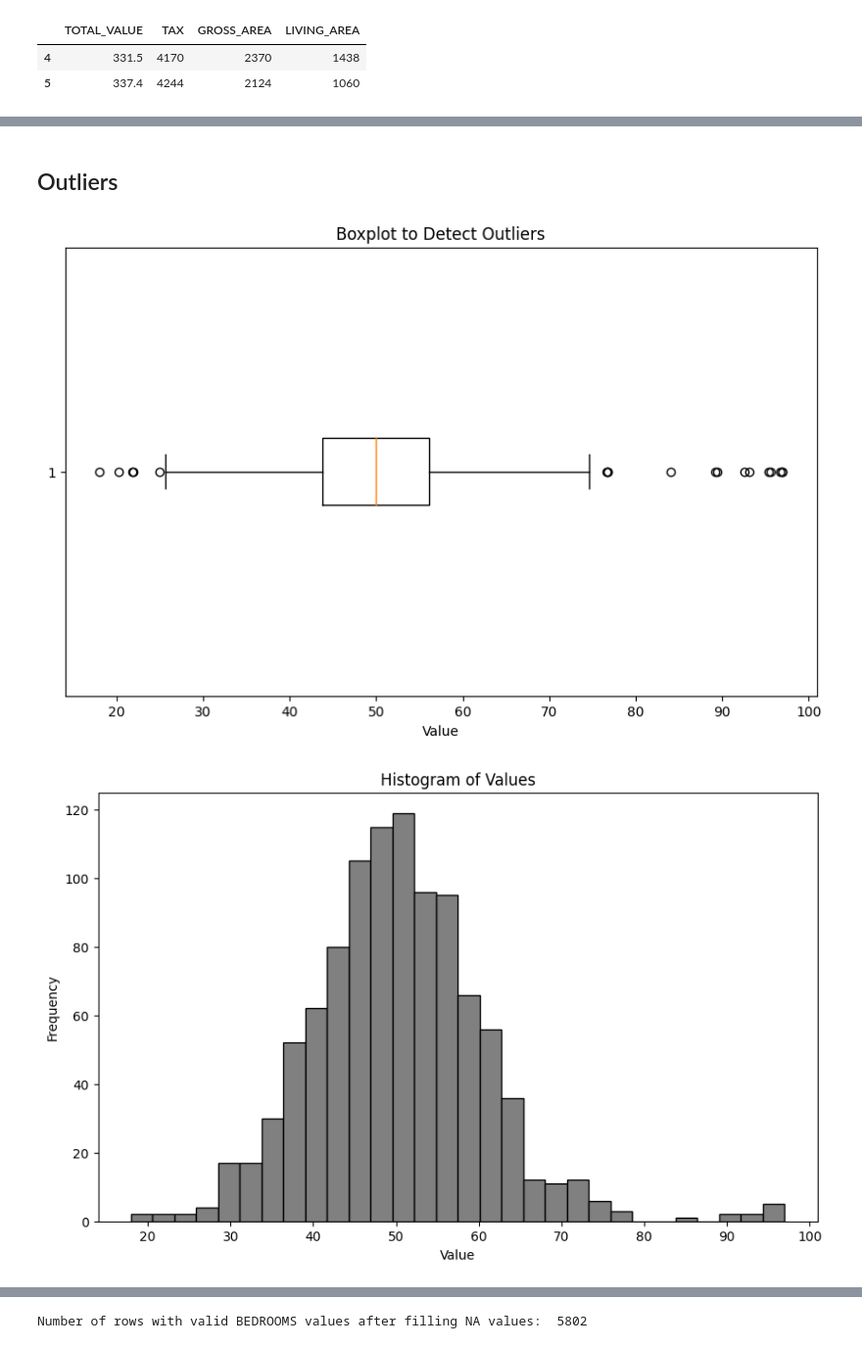
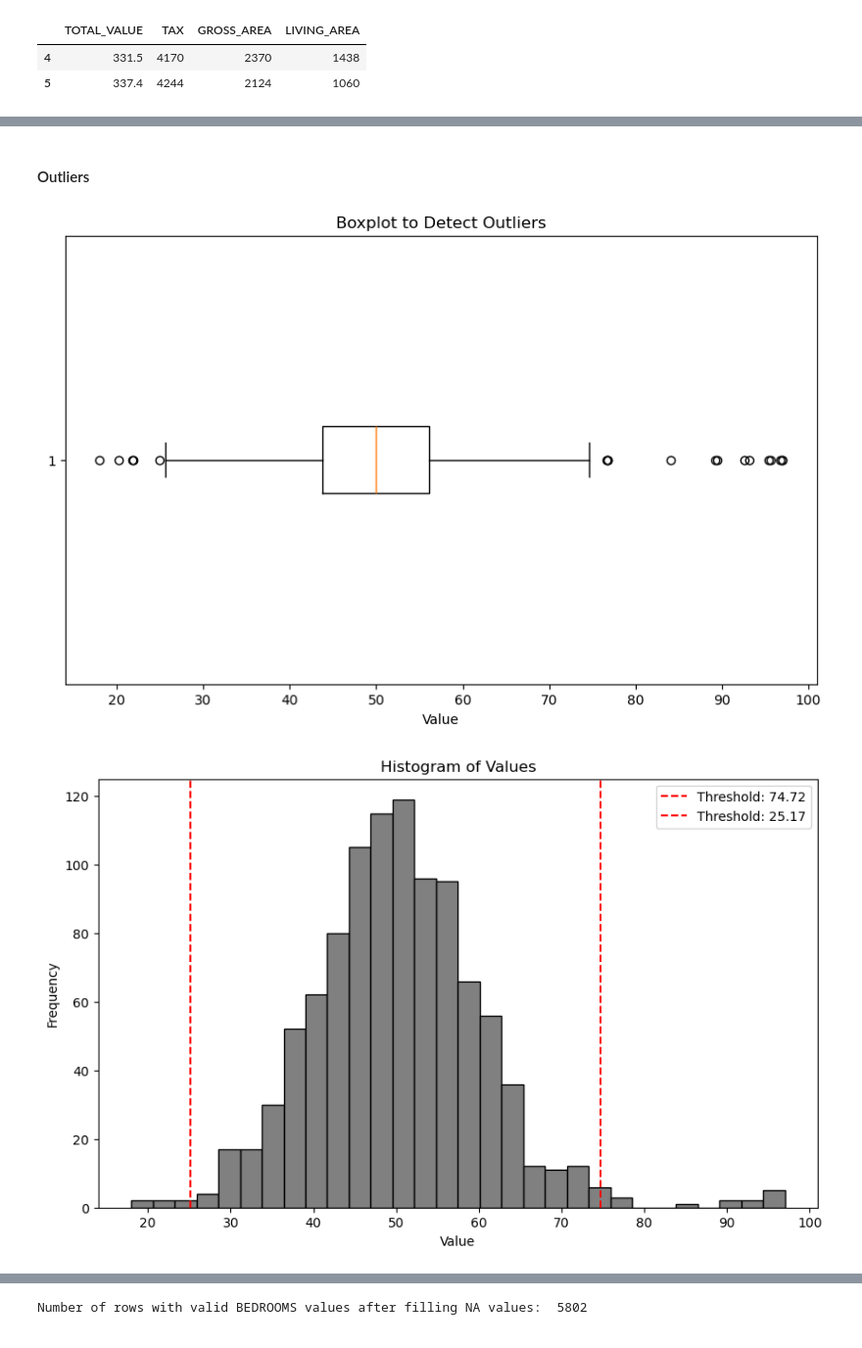
Before and after one commit to GLI-Lab/jupyterlite, a Jupyter notebook: content/data_science/2024-fall/W2_Data_Mining_Process.ipynb, the cells around one changed output, grey strips where cells are left out. Shown at 98% size. Drawn from its saved outputs; the diff is of its cells as text; code cells hidden in the pictures.

```diff
--- a/content/data_science/2024-fall/W2_Data_Mining_Process.ipynb
+++ b/content/data_science/2024-fall/W2_Data_Mining_Process.ipynb
@@ -181,36 +232,38 @@ memory usage: 634.7+ KB
 # %% [markdown]
-## Outliers
+#### Outliers
 # %%
-import numpy as np
-import pandas as pd
-import matplotlib.pyplot as plt
-
 np.random.seed(10)
 data = np.random.normal(50, 10, 1000)
 outliers = np.random.uniform(low=80, high=100, size=10)
-data_with_outliers = np.concatenate([data, outliers])
+data = pd.Series(np.concatenate([data, outliers]))
 
-df = pd.DataFrame(data_with_outliers, columns=['Value'])
+threshold1 = data.quantile(0.75) + 1.5 * (data.quantile(0.75) - data.quantile(0.25))
+threshold2 = data.quantile(0.25) - 1.5 * (data.quantile(0.75) - data.quantile(0.25))
+
+df = pd.DataFrame(data, columns=['Value'])
 
 # boxplot visualiazation
 plt.figure(figsize=(10, 6))
-plt.boxplot(df['Value'], vert=False)
+plt.boxplot(data, vert=False)
 plt.title('Boxplot to Detect Outliers')
 plt.xlabel('Value')
 plt.show()
 
 # histogram visualization
 plt.figure(figsize=(10, 6))
-plt.hist(df['Value'], bins=30, color='gray', edgecolor='black')
+plt.hist(data, bins=30, color='gray', edgecolor='black')
 plt.title('Histogram of Values')
 plt.xlabel('Value')
 plt.ylabel('Frequency')
+plt.axvline(threshold1, color='red', linestyle='--', label=f'Threshold: {threshold1:.2f}')
+plt.axvline(threshold2, color='red', linestyle='--', label=f'Threshold: {threshold2:.2f}')
+plt.legend()
 plt.show()
 
 df.describe()
 # %% [output]
-[figure, old version]
+[figure, new version]
-[figure, old version]
+[figure, new version]
 |  | Value |
 | count | 1010.000000 |
 | mean | 50.281797 |
```
Also changed, not shown: parts of 118 cells of this notebook, 2 other files.
